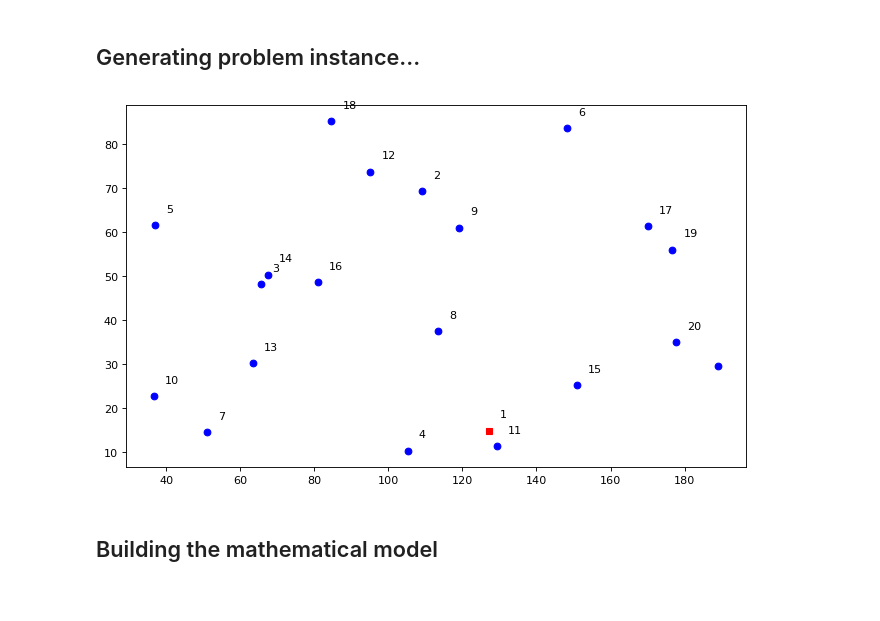
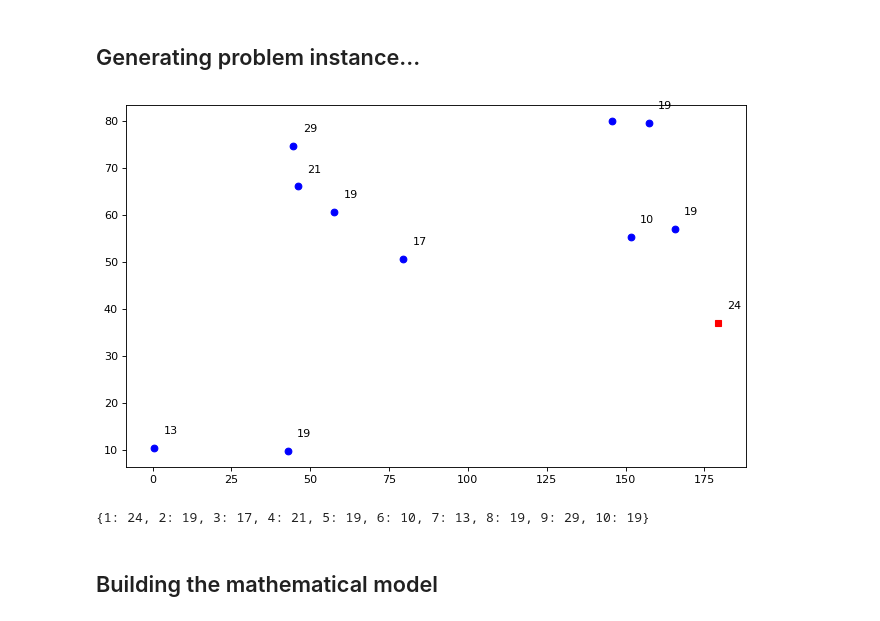
Before and after one commit to EduKru/An-Optimization-Portfolio-Decision-Science, a Jupyter notebook: VRP/VRP-gurobi.ipynb, the cells around one changed output. Cells and saved outputs as stored; diff of their text form; code cells hidden in the pictures.

```diff
--- a/VRP/VRP-gurobi.ipynb
+++ b/VRP/VRP-gurobi.ipynb
@@ -11,24 +13,28 @@ import matplotlib.pyplot as plt
 # %%
 #Input Data
 rnd = np.random
-n = 20
+n = 10
 xc = rnd.rand(n+1)*200
 yc = rnd.rand(n+1)*100
 N = [i for i in range(1,n+1)]
 V = [0] + N
 A = [(i,j) for i in V for j in V if i != j]
 c = {(i,j): np.hypot(xc[i]-xc[j], yc[i]-yc[j]) for i,j in A}
 Q = 50
-q = {i: rnd.randint(1,10) for i in N}
+q = {i: rnd.randint(10,30) for i in N}
 plt.figure(figsize=(10, 6), dpi=80)
 plt.plot(xc[0], yc[0], c='r', marker='s')
 plt.scatter(xc[1:], yc[1:], c = 'b')
 
 
 for i, txt in enumerate(q):
-    plt.annotate(txt, (xc[i]+3, yc[i]+3))
+    plt.annotate(q[txt], (xc[i]+3, yc[i]+3))
 # %% [output]
-[figure, old version]
+[figure, new version]
+# %%
+q
+# %% [output]
+{1: 24, 2: 19, 3: 17, 4: 21, 5: 19, 6: 10, 7: 13, 8: 19, 9: 29, 10: 19}
 # %% [markdown]
 ## Building the mathematical model
 # %%
```
Also changed, not shown: parts of 12 cells of this notebook, 2 other files.
